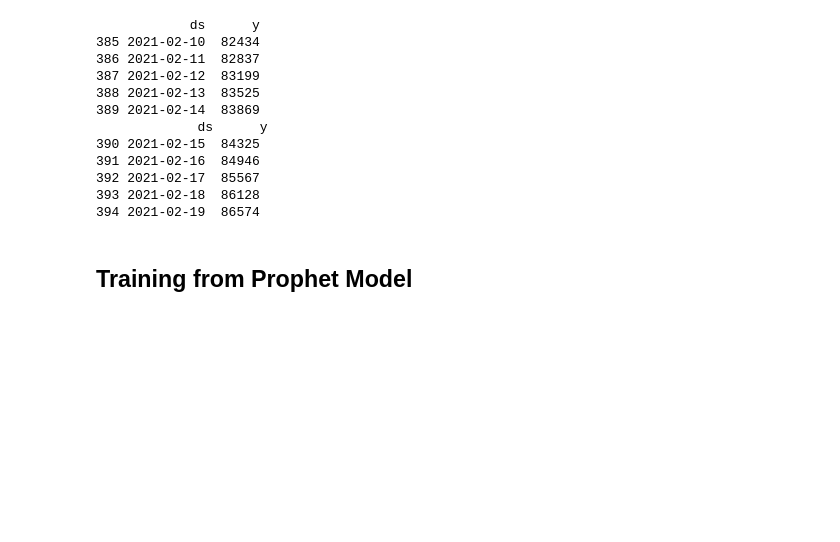
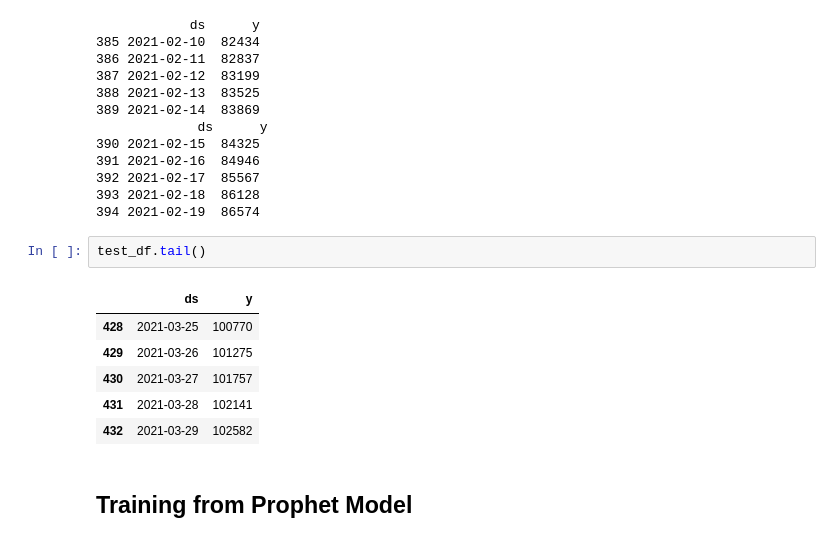
Before and after one commit to Vaycold/statistics_seminar, a Jupyter notebook: 국내_코로나_바이러스_확진자_수_예측.ipynb, the cells around one changed output. Cells and saved outputs as stored; diff of their text form; blank space fills up the shorter version.

```diff
--- a/국내_코로나_바이러스_확진자_수_예측.ipynb
+++ b/국내_코로나_바이러스_확진자_수_예측.ipynb
@@ -363,6 +363,15 @@ print(train_df.tail(),'\n',test_df.head())
 392 2021-02-17  85567
 393 2021-02-18  86128
 394 2021-02-19  86574
+# %%
+test_df.tail()
+# %% [output]
+|  | ds | y |
+| 428 | 2021-03-25 | 100770 |
+| 429 | 2021-03-26 | 101275 |
+| 430 | 2021-03-27 | 101757 |
+| 431 | 2021-03-28 | 102141 |
+| 432 | 2021-03-29 | 102582 |
 # %% [markdown]
 ## Training from Prophet Model
 # %%
```
Also changed, not shown: parts of 12 cells of this notebook.
